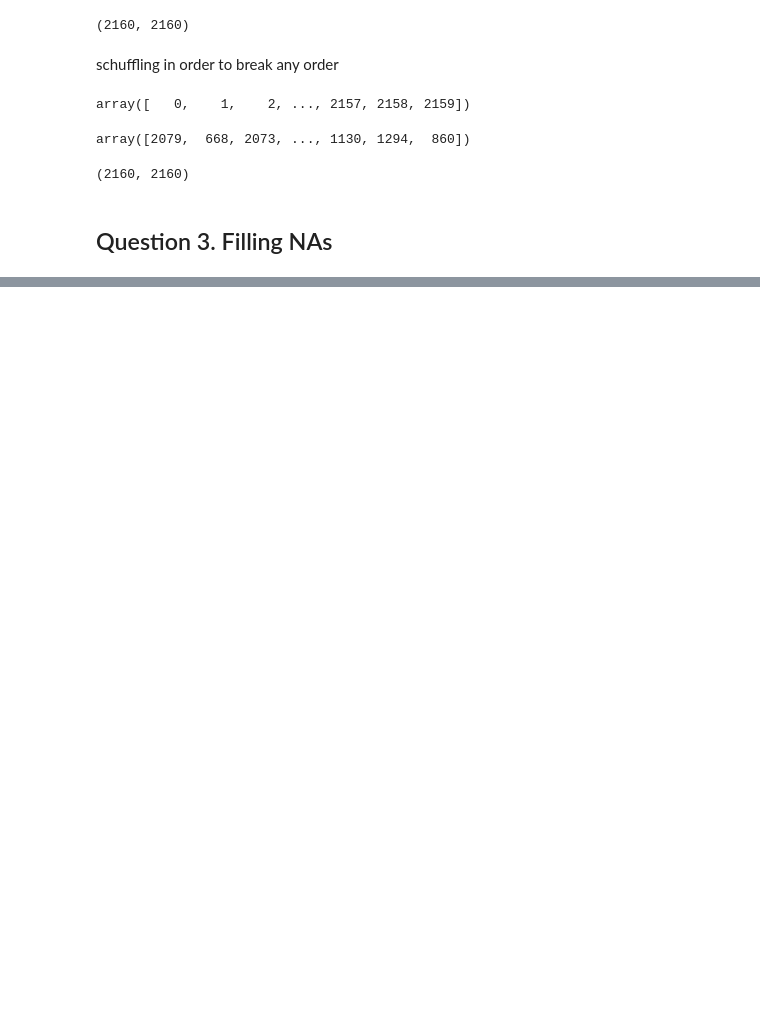
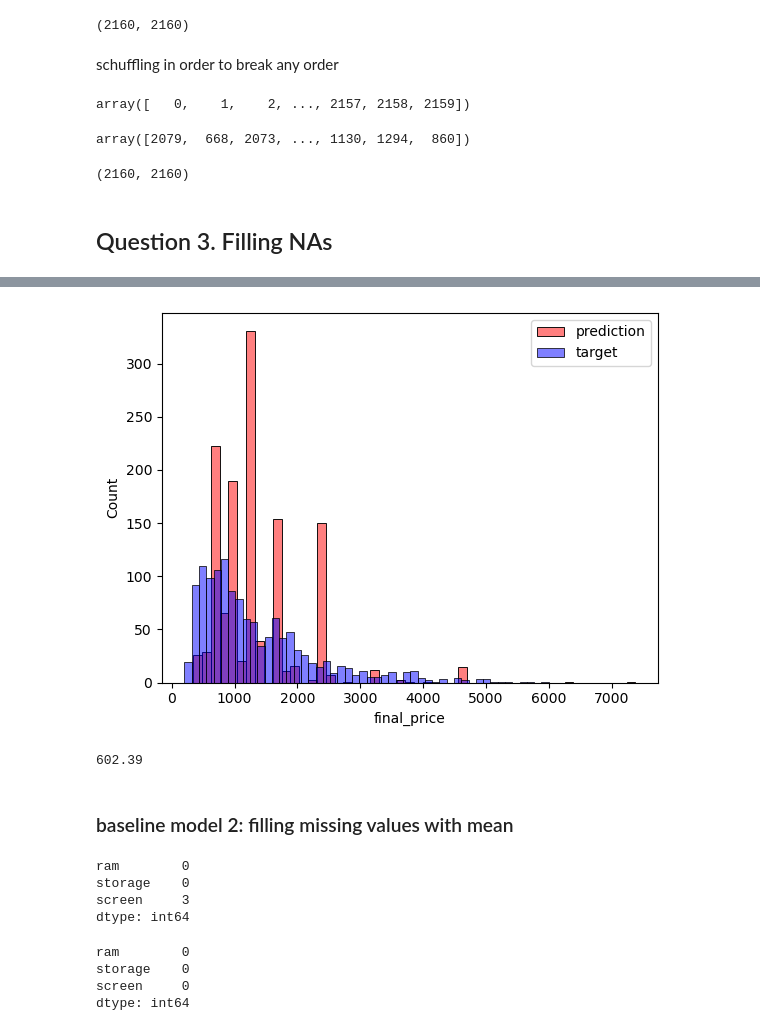
Before and after one commit to victornemenike/machine-learning-zoomcamp, a Jupyter notebook: 02-regression/homework.ipynb, the cells around one changed output, grey strips where cells are left out. Cells and saved outputs as stored; diff of their text form; code cells hidden in the pictures; blank space fills up the shorter version.

```diff
--- a/02-regression/homework.ipynb
+++ b/02-regression/homework.ipynb
@@ -139,0 +174,13 @@ len(df_base), len(df_train) + len(df_val) + len(df_test)
+# %%
+X_train = df_train1.fillna(0).values
+# %%
+def train_linear_regression(X, y):
+    ones = np.ones(X.shape[0])
+    X = np.column_stack([ones, X])
+
+    XTX = X.T.dot(X) # gram matrix
+    XTX_inv = np.linalg.inv(XTX)
+    w_full = XTX_inv.dot(X.T).dot(y)
+
+
+    return w_full[0], w_full[1:]
@@ -139,0 +192,18 @@ len(df_base), len(df_train) + len(df_val) + len(df_test)
+# %%
+w0, w = train_linear_regression(X_train, y_train)
+# %%
+y_pred = w0 + X_train.dot(w)
+# %%
+sns.histplot(y_pred, color = 'red', alpha = 0.5, bins = 50, label = 'prediction')
+sns.histplot(y_train, color = 'blue', alpha = 0.5, bins = 50, label = 'target')
+plt.legend()
+plt.show()
+# %% [output]
+[figure, added]
+# %%
+score1 = round(rmse(y_train, y_pred), 2)
+score1
+# %% [output]
+602.39
+# %% [markdown]
+### baseline model 2: filling missing values with mean
@@ -139,0 +212,15 @@ len(df_base), len(df_train) + len(df_val) + len(df_test)
+# %%
+df_train_2.isnull().sum()
+# %% [output]
+ram        0
+storage    0
+screen     3
+dtype: int64
+# %%
+df_train_2['screen'] = df_train_2['screen'].fillna(df_train_2['screen'].mean())
+df_train_2.isnull().sum()
+# %% [output]
+ram        0
+storage    0
+screen     0
+dtype: int64
```
Also changed, not shown: parts of 26 cells of this notebook.
